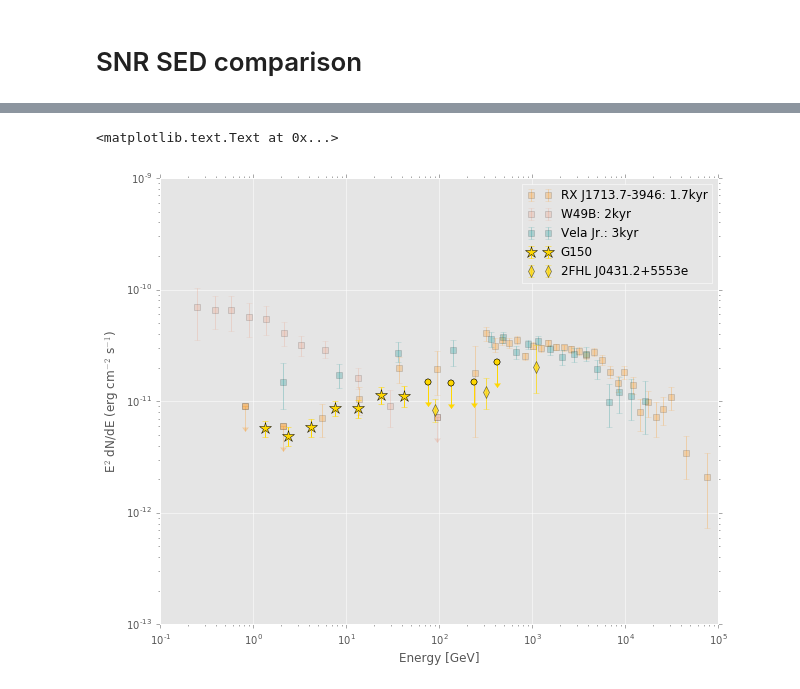
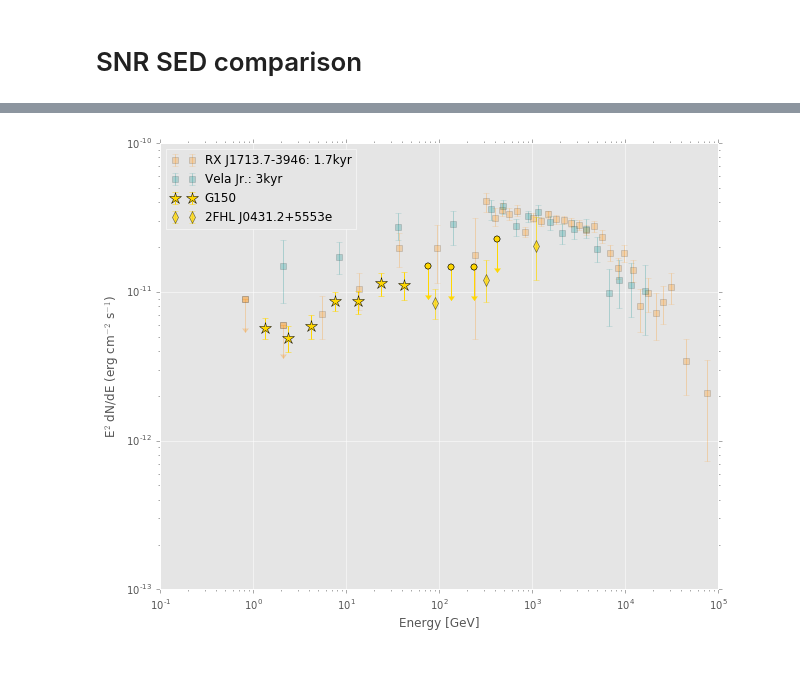
Before and after one commit to bbw7561135/ipynbs, a Jupyter notebook: G150.3+4.5.ipynb, the cells around one changed output, grey strips where cells are left out. Saved outputs shown, nothing was run; the diff lists cells and outputs as text; code cells hidden in the pictures.

```diff
--- a/G150.3+4.5.ipynb
+++ b/G150.3+4.5.ipynb
@@ -1396,36 +1687,36 @@ ncolors = plt.rcParams['axes.prop_cycle'] #get colors from default color cycle
 #RX J1713
 plt.errorbar(rxj['x']/1e3,np.asarray(rxj['y']/624150.974), yerr = [-rxj['dy-']/624150.974,rxj['dy+']/624150.974]  ,color = 'DarkOrange', marker = 's' ,ls ='none', label = 'RX J1713.7-3946: 1.7kyr', alpha = 0.25)
 ind = np.where(rxj['dy-'] ==0) #make upper limit arrows if there's no dy- error (assuming there's no dy+ then) #make upper limit arrows if there's no dy- error (assuming there's no dy+ then)
 plt.errorbar(rxj['x'][ind]/1e3, np.asarray(rxj['y'][ind]/624150.974) , yerr = [ul_fraction*rxj['y'][ind]/624150.974,np.zeros_like(rxj['y'][ind], dtype=float)] ,color = 'DarkOrange', marker = 's',ls ='none', capsize = 0, alpha = 0.25)
 plt.plot(rxj['x'][ind]/1e3, (1-ul_fraction)*np.asarray(rxj['y'][ind]/624150.974) ,marker =mlines.CARETDOWN,ls = 'none',color ='DarkOrange', alpha = 0.25)
 
 # #W49 B
-plt.errorbar(w49['x']/1e3,np.asarray(w49['y']), yerr = [-w49['dy-'],w49['dy+']]  ,color = 'DarkSalmon', marker = 's' ,ls ='none', label = 'W49B: 2kyr', alpha = 0.25)
-ind = np.where(w49['dy-'] ==0) #make upper limit arrows if there's no dy- error (assuming there's no dy+ then) #make upper limit arrows if there's no dy- error (assuming there's no dy+ then)
-plt.errorbar(w49['x'][ind]/1e3,np.asarray( w49['y'][ind]) , yerr = [ul_fraction*w49['y'][ind],np.zeros_like(w49['y'][ind], dtype=float)] ,color = 'DarkSalmon', marker = 's',ls ='none', capsize = 0, alpha = 0.25)
-plt.plot(w49['x'][ind]/1e3, (1-ul_fraction)*np.asarray(w49['y'][ind]) ,marker =mlines.CARETDOWN,ls = 'none',color ='DarkSalmon', alpha = 0.25)
+# plt.errorbar(w49['x']/1e3,np.asarray(w49['y']), yerr = [-w49['dy-'],w49['dy+']]  ,color = 'DarkSalmon', marker = 's' ,ls ='none', label = 'W49B: 2kyr', alpha = 0.25)
+# ind = np.where(w49['dy-'] ==0) #make upper limit arrows if there's no dy- error (assuming there's no dy+ then) #make upper limit arrows if there's no dy- error (assuming there's no dy+ then)
+# plt.errorbar(w49['x'][ind]/1e3,np.asarray( w49['y'][ind]) , yerr = [ul_fraction*w49['y'][ind],np.zeros_like(w49['y'][ind], dtype=float)] ,color = 'DarkSalmon', marker = 's',ls ='none', capsize = 0, alpha = 0.25)
+# plt.plot(w49['x'][ind]/1e3, (1-ul_fraction)*np.asarray(w49['y'][ind]) ,marker =mlines.CARETDOWN,ls = 'none',color ='DarkSalmon', alpha = 0.25)
 
 # #Vela Jr
 plt.errorbar(10**vel['x']/1.e9,np.asarray(vel['y']), yerr = [-vel['dy-'],vel['dy+']]  ,color = 'DarkCyan', marker = 's', ls ='none',label = 'Vela Jr.: 3kyr', alpha = 0.25)
 
 ###G150 1 GeV:
 ulInd = np.min(np.where(g150_1gevTab['y'] == 0)) #get the index of the first energy that's an UL
 g150_1gevTab[:ulInd] #only plot non-UL for now
 #plt.errorbar(g150_1gevTab[:ulInd]['x'],np.asarray(g150_1gevTab[:ulInd]['y']), yerr = [g150_1gevTab[:ulInd]['y']-g150_1gevTab[:ulInd]['yerrLo'],(g150_1gevTab[:ulInd]['yerrHi']-g150_1gevTab[:ulInd]['y'])] ,color = list(ncolors)[0]['color'], marker = 'o' , ls ='none',label = 'G150: > 1 GeV')
 plt.errorbar(g150_1gevTab[:ulInd]['x'],np.asarray(g150_1gevTab[:ulInd]['y']), yerr = [g150_1gevTab[:ulInd]['y']-g150_1gevTab[:ulInd]['yerrLo'],(g150_1gevTab[:ulInd]['yerrHi']-g150_1gevTab[:ulInd]['y'])] ,color = 'gold', marker = '*' , ls ='none',label = 'G150',ms = 12)
 #UL
 plt.errorbar(g150_1gevTab['x'][ulInd:], np.asarray(g150_1gevTab[ulInd:]['yerrHi']) , yerr = [ul_fraction*g150_1gevTab[ulInd:]['yerrHi'],np.zeros_like(g150_1gevTab[ulInd:]['yerrHi'], dtype=float)] ,color = 'gold', marker ='o',ls ='none', capsize = 0,label = None)
 plt.errorbar(g150_1gevTab['x'][ulInd:], np.asarray(g150_1gevTab[ulInd:]['yerrHi']) ,color = 'gold', marker ='o',ls = 'none',label = None)
 plt.plot(g150_1gevTab['x'][ulInd:], (1-ul_fraction)*np.asarray(g150_1gevTab[ulInd:]['yerrHi']) ,marker =mlines.CARETDOWN,ls = 'none',color = 'gold',label = None)
 
 ###G150 2FHL
 plt.errorbar(fhl2Tab['x'],np.asarray(fhl2Tab['y']), yerr = [-fhl2Tab['dy-'],fhl2Tab['dy+']] ,color = 'gold', marker = 'd' , ls ='none',label = '2FHL J0431.2+5553e',alpha = 0.7,ms = 8)
 
 plt.legend(loc= 'best')
 plt.loglog()
 plt.xlabel('Energy [GeV]')
 plt.ylabel('E$^{2}$ dN/dE (erg cm$^{-2}$ s$^{-1}$)')
 #plt.title('G150 vs. other LAT SNRs')
+plt.savefig('/Users/elunejava/Desktop/G150_SED_mid_young_overlay.png')
 # %% [output]
-<matplotlib.text.Text at 0x...>
-[figure, old version]
+[figure, new version]
```
Also changed, not shown: parts of 9 cells of this notebook, 1 other file.
